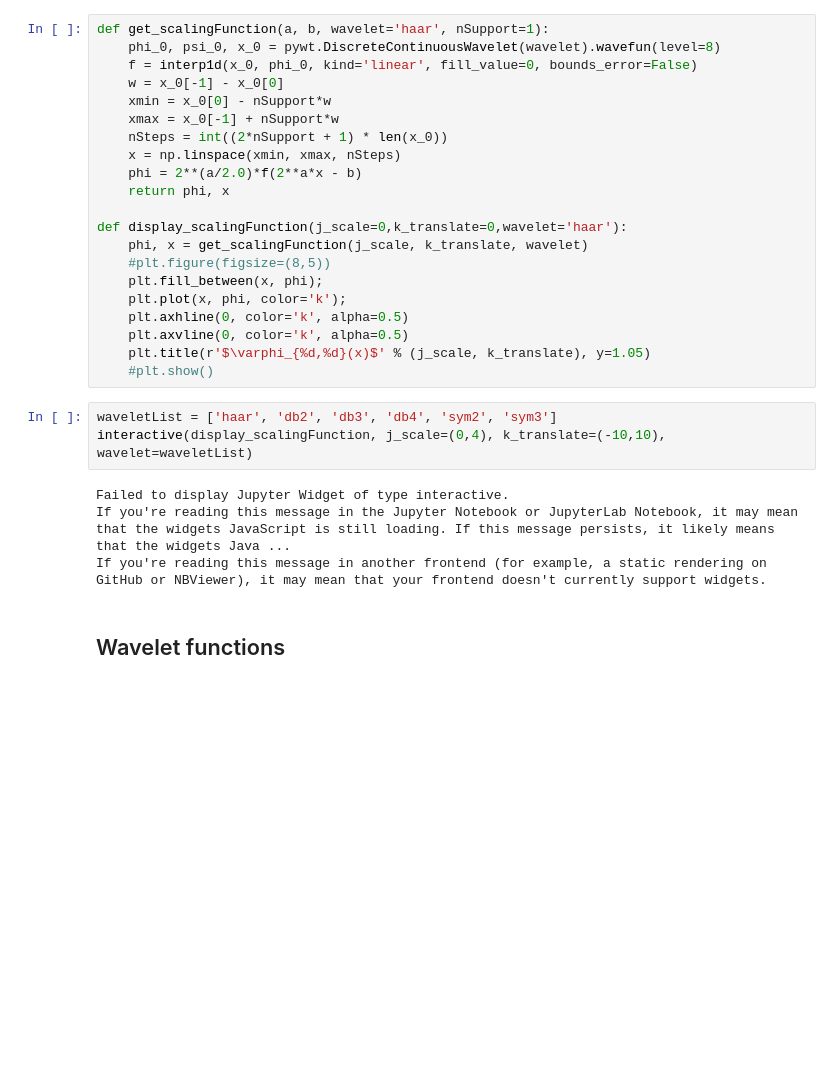
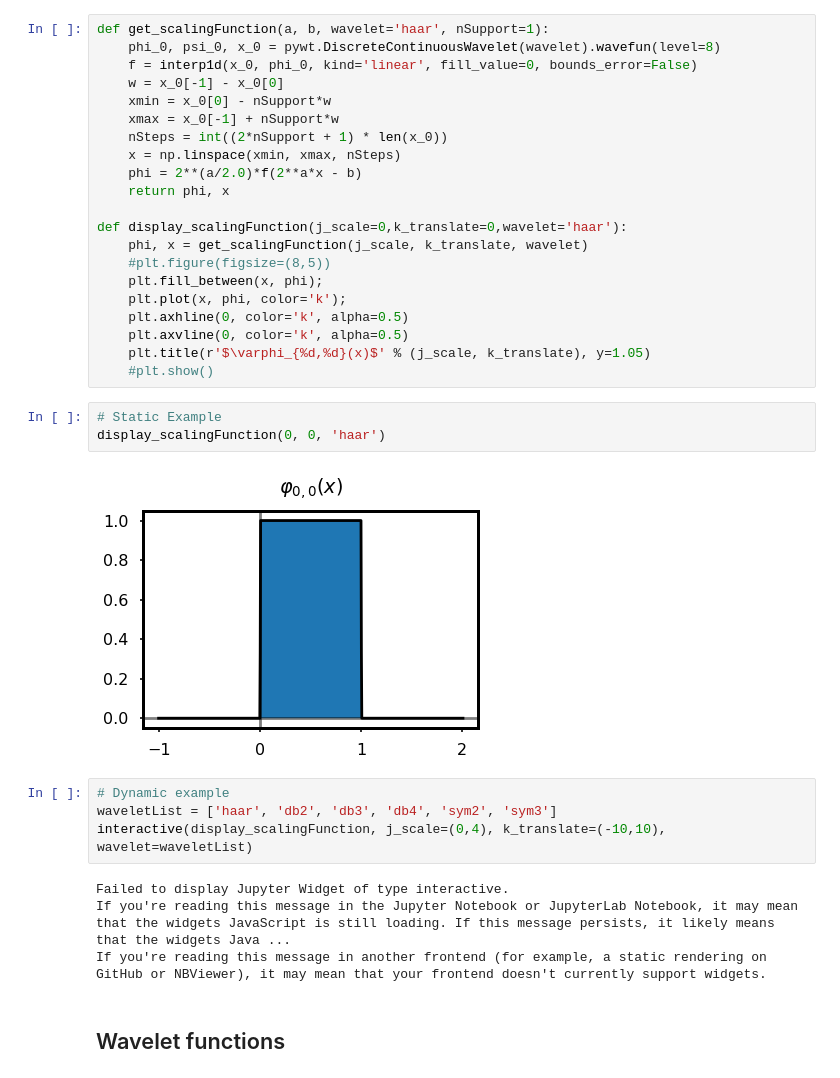
Before and after one commit to joe-from-mtl/ele8812_Cours_AnalyseMultiresolution, a Jupyter notebook: notebooks/Demo_1DSignalDecomposition.ipynb, the cells around one changed output. Saved outputs shown, nothing was run; the diff lists cells and outputs as text; blank space fills up the shorter version.

```diff
--- a/notebooks/Demo_1DSignalDecomposition.ipynb
+++ b/notebooks/Demo_1DSignalDecomposition.ipynb
@@ -135,7 +147,13 @@ def display_scalingFunction(j_scale=0,k_translate=0,wavelet='haar'):
     plt.axvline(0, color='k', alpha=0.5)
     plt.title(r'$\varphi_{%d,%d}(x)$' % (j_scale, k_translate), y=1.05)
     #plt.show()
+# %%
+# Static Example
+display_scalingFunction(0, 0, 'haar')
+# %% [output]
+[figure, added]
 # %%
+# Dynamic example
 waveletList = ['haar', 'db2', 'db3', 'db4', 'sym2', 'sym3']
 interactive(display_scalingFunction, j_scale=(0,4), k_translate=(-10,10), wavelet=waveletList)
 # %% [output]
```
Also changed, not shown: parts of 8 cells of this notebook, 2 other files.
